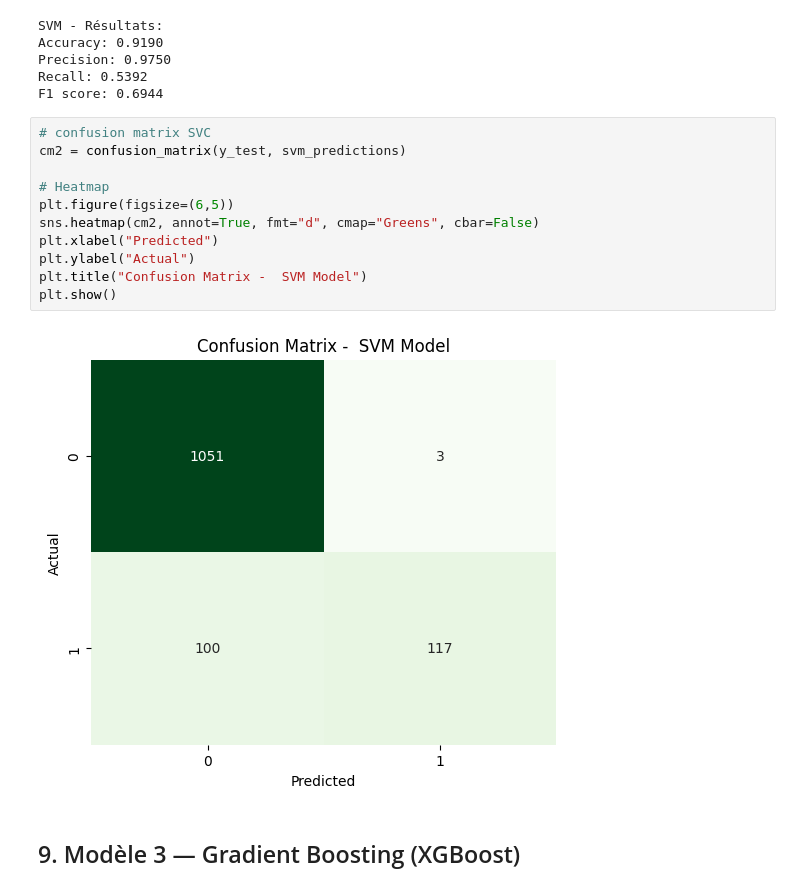
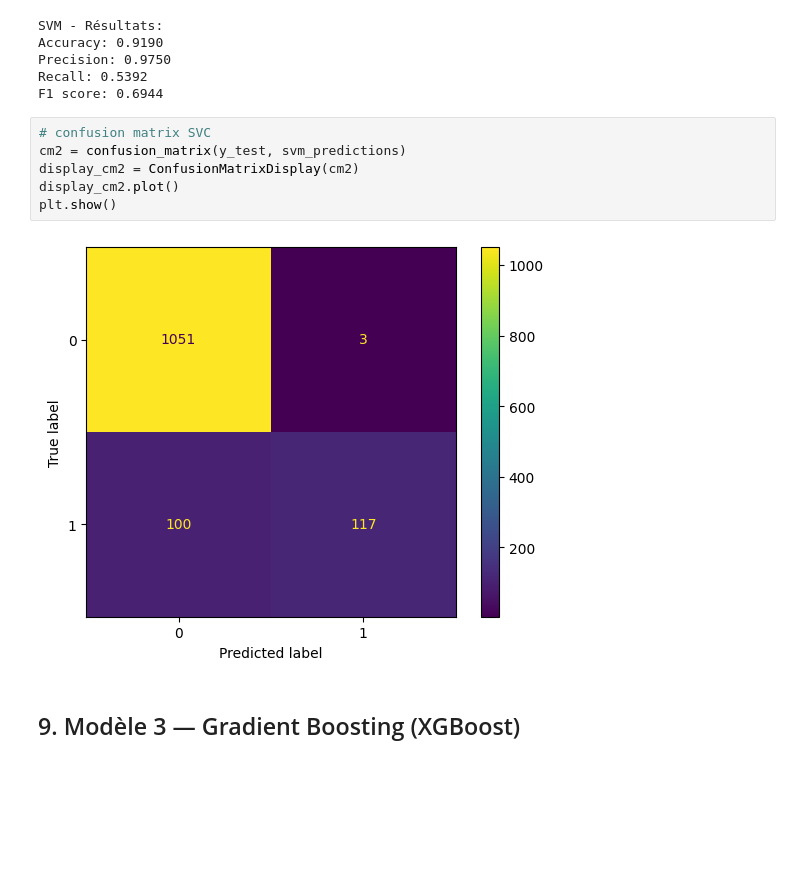
Before and after one commit to 17matb/youtube-trends, a Jupyter notebook: ml_youtube_trends.ipynb, the cells around one changed output. Saved outputs shown, nothing was run; the diff lists cells and outputs as text; blank space fills up the shorter version.

```diff
--- a/ml_youtube_trends.ipynb
+++ b/ml_youtube_trends.ipynb
@@ -632,16 +633,11 @@ F1 score: 0.6944
 # %%
 # confusion matrix SVC
 cm2 = confusion_matrix(y_test, svm_predictions)
-
-# Heatmap
-plt.figure(figsize=(6,5))
-sns.heatmap(cm2, annot=True, fmt="d", cmap="Greens", cbar=False)
-plt.xlabel("Predicted")
-plt.ylabel("Actual")
-plt.title("Confusion Matrix -  SVM Model")
+display_cm2 = ConfusionMatrixDisplay(cm2)
+display_cm2.plot()
 plt.show()
 # %% [output]
-[figure, old version]
+[figure, new version]
 # %% [markdown]
 ## 9. Modèle 3 — Gradient Boosting (XGBoost)
 # %% [markdown]
```
Also changed, not shown: parts of 8 cells of this notebook, 2 other files.
